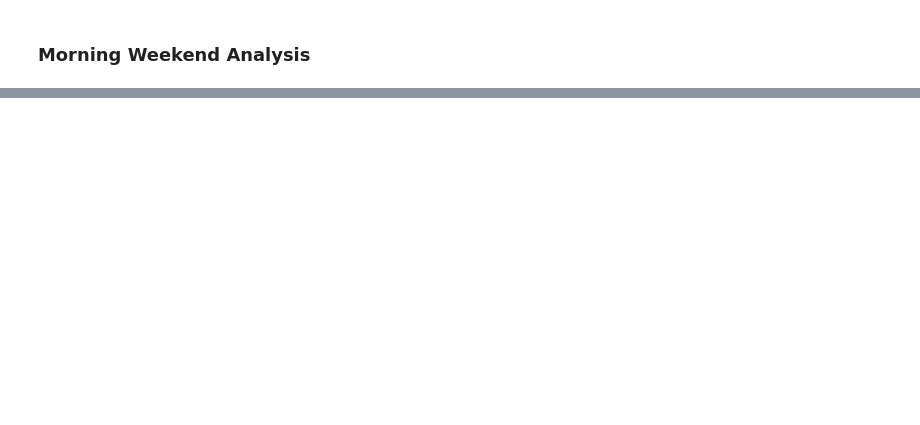
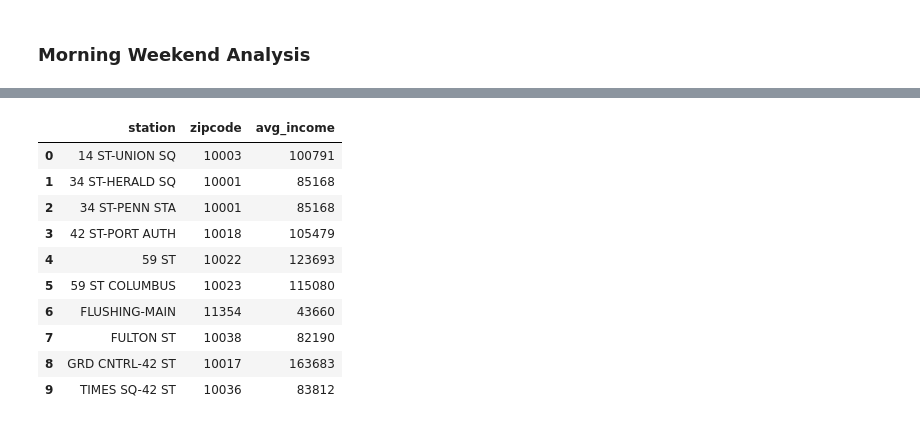
Before and after one commit to adam-ariel/Metis-Project-1----MTA, a Jupyter notebook: project1_wkbk.ipynb, the cells around one changed output, grey strips where cells are left out. Saved outputs shown, nothing was run; the diff lists cells and outputs as text; code cells hidden in the pictures; blank space fills up the shorter version.

Commit message:
added in zip and income

```diff
--- a/project1_wkbk.ipynb
+++ b/project1_wkbk.ipynb
@@ -582,0 +761,25 @@ grouped_afternoon.sort_values(by=['avg_totals'], ascending = False)
+# %%
+station_income_zip = pd.DataFrame([['14 ST-UNION SQ', 10003,100791],\
+                                   ['34 ST-HERALD SQ', 10001,85168],\
+                                   ['34 ST-PENN STA', 10001,85168],\
+                                   ['42 ST-PORT AUTH', 10018,105479],\
+                                   ['59 ST', 10022,123693],\
+                                   ['59 ST COLUMBUS', 10023,115080],\
+                                   ['FLUSHING-MAIN', 11354, 43660],\
+                                   ['FULTON ST', 10038,82190],\
+                                   ['GRD CNTRL-42 ST', 10017,163683],\
+                                   ['TIMES SQ-42 ST', 10036,83812]],\
+                                columns=['station','zipcode','avg_income'])
+station_income_zip
+# %% [output]
+|  | station | zipcode | avg_income |
+| 0 | 14 ST-UNION SQ | 10003 | 100791 |
+| 1 | 34 ST-HERALD SQ | 10001 | 85168 |
+| 2 | 34 ST-PENN STA | 10001 | 85168 |
+| 3 | 42 ST-PORT AUTH | 10018 | 105479 |
+| 4 | 59 ST | 10022 | 123693 |
+| 5 | 59 ST COLUMBUS | 10023 | 115080 |
+| 6 | FLUSHING-MAIN | 11354 | 43660 |
+| 7 | FULTON ST | 10038 | 82190 |
+| 8 | GRD CNTRL-42 ST | 10017 | 163683 |
+| 9 | TIMES SQ-42 ST | 10036 | 83812 |
```
Also changed, not shown: parts of 16 cells of this notebook.
